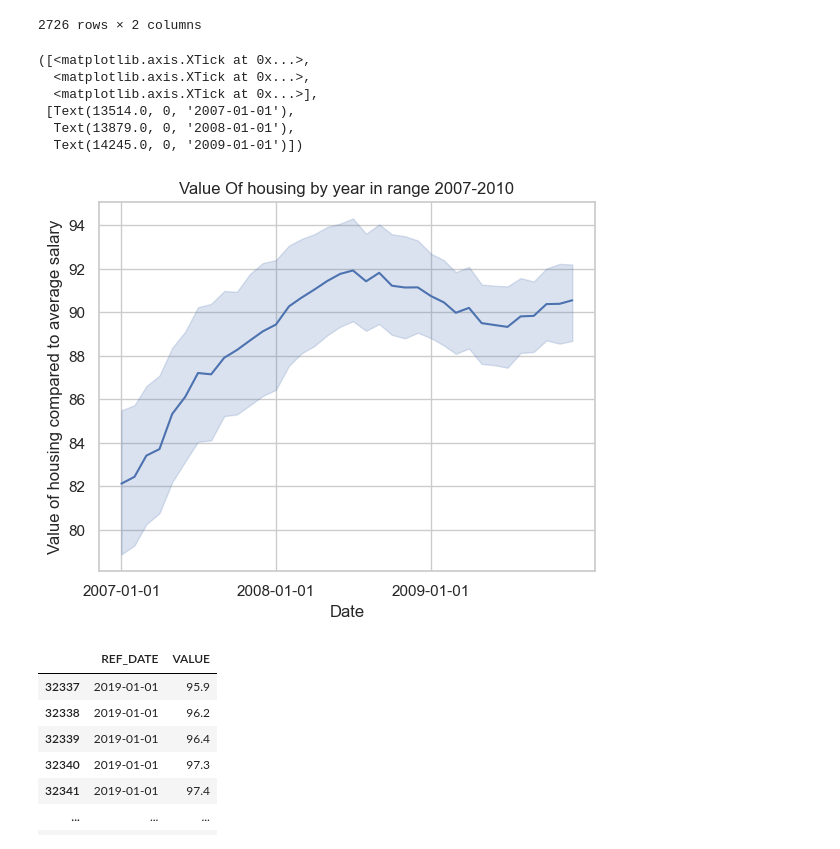
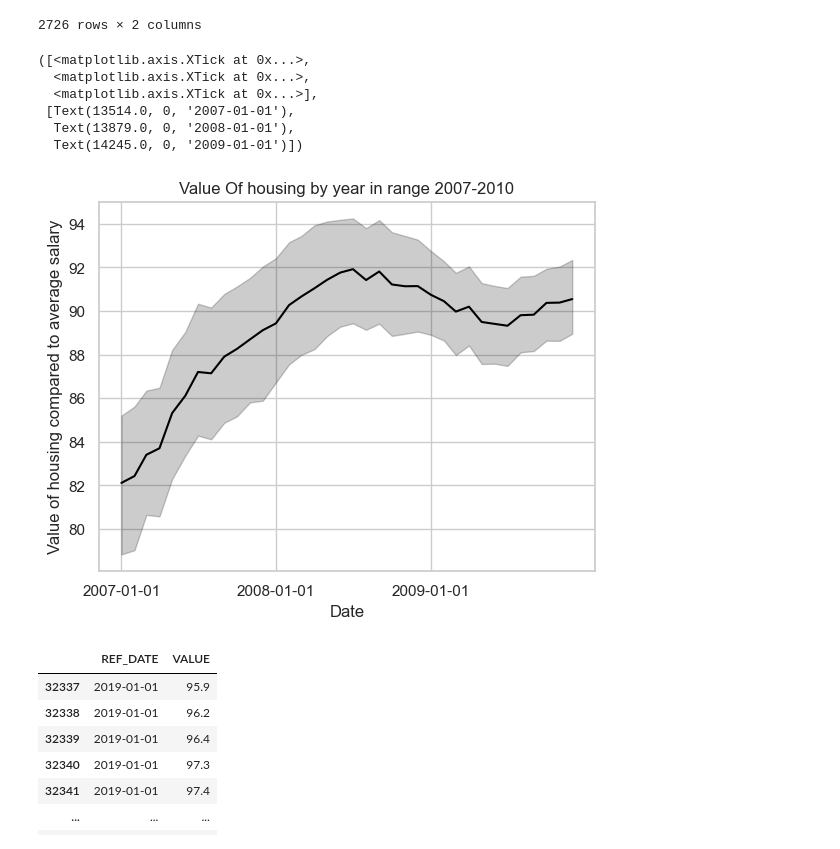
Before and after one commit to ubco-W2022T2-data301/project-group-group-2, a Jupyter notebook: analysis/analysis1.ipynb, the cells around one changed output. Saved outputs shown, nothing was run; the diff lists cells and outputs as text; code cells hidden in the pictures.

```diff
--- a/analysis/analysis1.ipynb
+++ b/analysis/analysis1.ipynb
@@ -152,17 +164,17 @@ df_index_2007_2010_fil
 | 26107 | 2009-12-01 | 103.2 |
 2726 rows × 2 columns
 # %%
-df_index_graph_2007_2010 = sns.lineplot(data=df_index_2007_2010_fil, x= df_index_2007_2010_fil["REF_DATE"], y= df_index_2007_2010_fil["VALUE"])
+df_index_graph_2007_2010 = sns.lineplot(data=df_index_2007_2010_fil, x= df_index_2007_2010_fil["REF_DATE"], y= df_index_2007_2010_fil["VALUE"],color="Black")
 df_index_graph_2007_2010.set(xlabel="Date", ylabel= "Value of housing compared to average salary", title= "Value Of housing by year in range 2007-2010")
 plt.xticks(["2007-01-01","2008-01-01","2009-01-01"])
 # %% [output]
 ([<matplotlib.axis.XTick at 0x...>,
   <matplotlib.axis.XTick at 0x...>,
   <matplotlib.axis.XTick at 0x...>],
  [Text(13514.0, 0, '2007-01-01'),
   Text(13879.0, 0, '2008-01-01'),
   Text(14245.0, 0, '2009-01-01')])
-[figure, old version]
+[figure, new version]
 # %%
 df_index_2019_2022 = df_index_year_month.reset_index()
 df_index_2019_2022['REF_DATE'] = pd.to_datetime(df_index_2019_2022['REF_DATE'])
```
Also changed, not shown: parts of 9 cells of this notebook, 1 other file.
